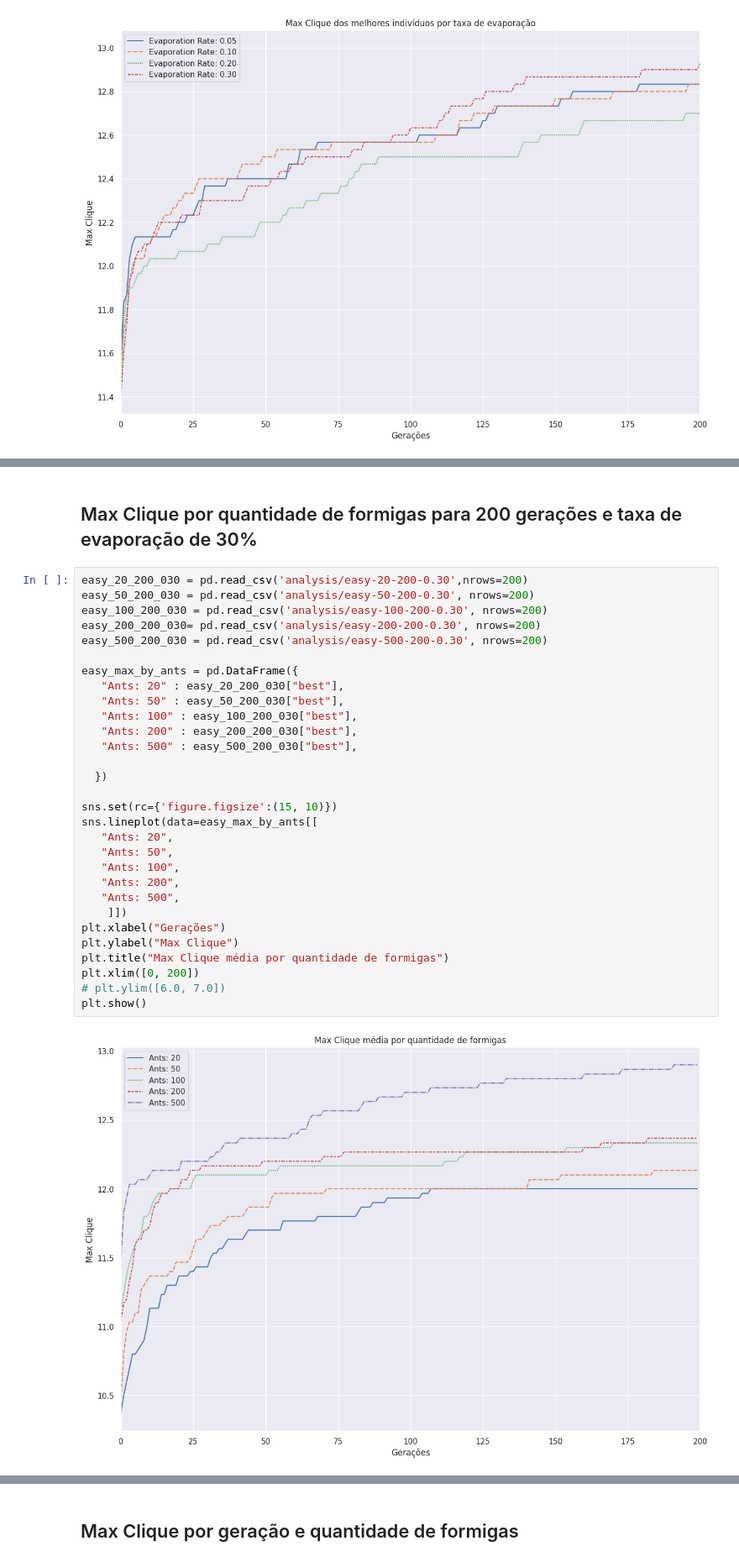
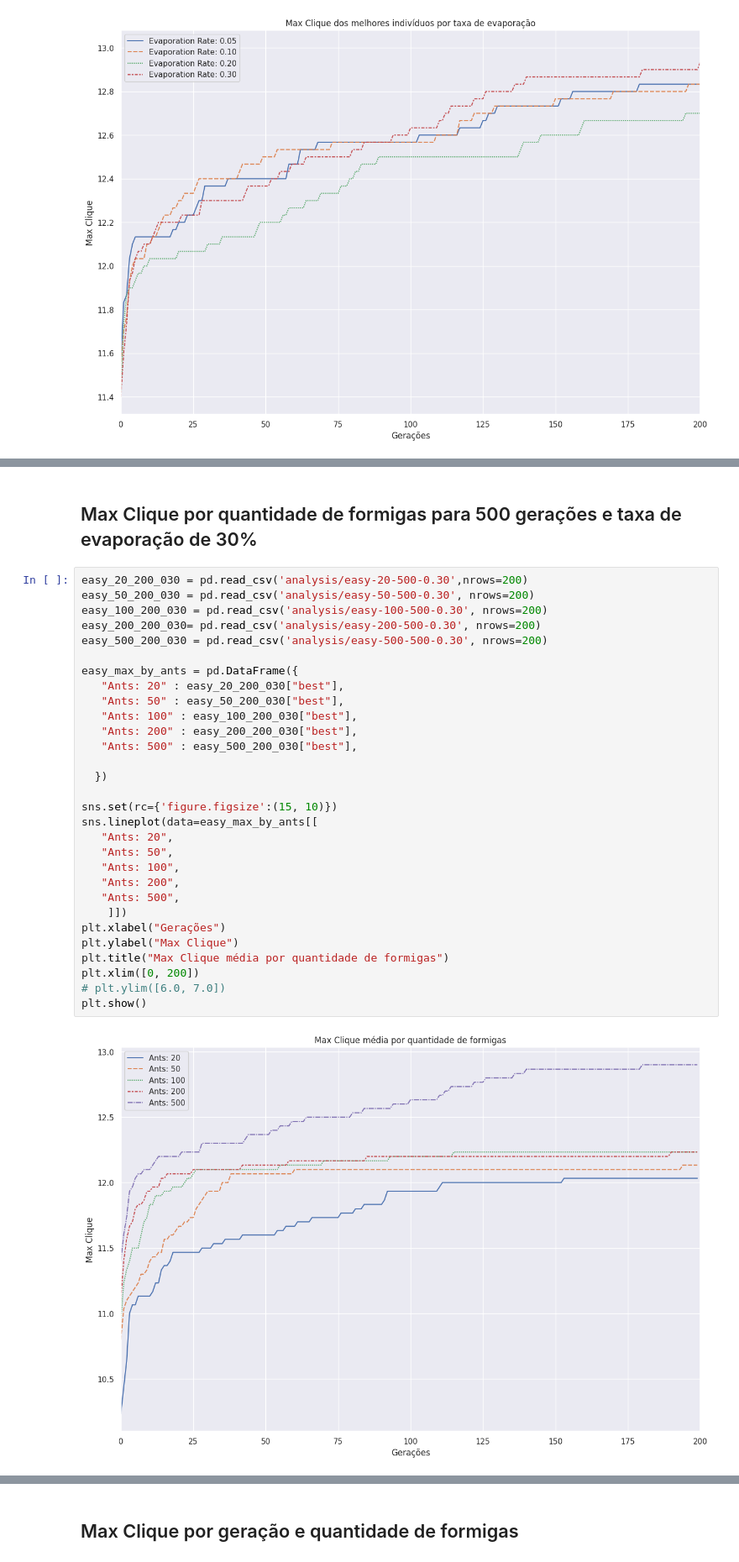
Before and after one commit to franciscobonand/aoc-max-clique, a Jupyter notebook: CompNatTP2.ipynb, the cells around one changed output, grey strips where cells are left out. Shown at 84% size. Cells and saved outputs as stored; diff of their text form.

```diff
--- a/CompNatTP2.ipynb
+++ b/CompNatTP2.ipynb
@@ -197,35 +197,35 @@ Observamos que por uma margem  baixa o valor de evaporação *0.3* se destaca co
 # %% [markdown]
-## Max Clique por quantidade de formigas para 200 gerações e taxa de evaporação de 30%
+## Max Clique por quantidade de formigas para 500 gerações e taxa de evaporação de 30%
 # %%
-easy_20_200_030 = pd.read_csv('analysis/easy-20-200-0.30',nrows=200)
-easy_50_200_030 = pd.read_csv('analysis/easy-50-200-0.30', nrows=200)
-easy_100_200_030 = pd.read_csv('analysis/easy-100-200-0.30', nrows=200)
-easy_200_200_030= pd.read_csv('analysis/easy-200-200-0.30', nrows=200)
-easy_500_200_030 = pd.read_csv('analysis/easy-500-200-0.30', nrows=200)
+easy_20_200_030 = pd.read_csv('analysis/easy-20-500-0.30',nrows=200)
+easy_50_200_030 = pd.read_csv('analysis/easy-50-500-0.30', nrows=200)
+easy_100_200_030 = pd.read_csv('analysis/easy-100-500-0.30', nrows=200)
+easy_200_200_030= pd.read_csv('analysis/easy-200-500-0.30', nrows=200)
+easy_500_200_030 = pd.read_csv('analysis/easy-500-500-0.30', nrows=200)
 
 easy_max_by_ants = pd.DataFrame({
    "Ants: 20" : easy_20_200_030["best"],
    "Ants: 50" : easy_50_200_030["best"],
    "Ants: 100" : easy_100_200_030["best"],
    "Ants: 200" : easy_200_200_030["best"],
    "Ants: 500" : easy_500_200_030["best"],
 
   })
 
 sns.set(rc={'figure.figsize':(15, 10)})
 sns.lineplot(data=easy_max_by_ants[[
    "Ants: 20",
    "Ants: 50",
    "Ants: 100",
    "Ants: 200",
    "Ants: 500",
     ]])
 plt.xlabel("Gerações")
 plt.ylabel("Max Clique")
 plt.title("Max Clique média por quantidade de formigas")
 plt.xlim([0, 200])
 # plt.ylim([6.0, 7.0])
 plt.show()
 # %% [output]
-[figure, old version]
+[figure, new version]
 # %% [markdown]
```
Also changed, not shown: parts of 40 cells of this notebook.
